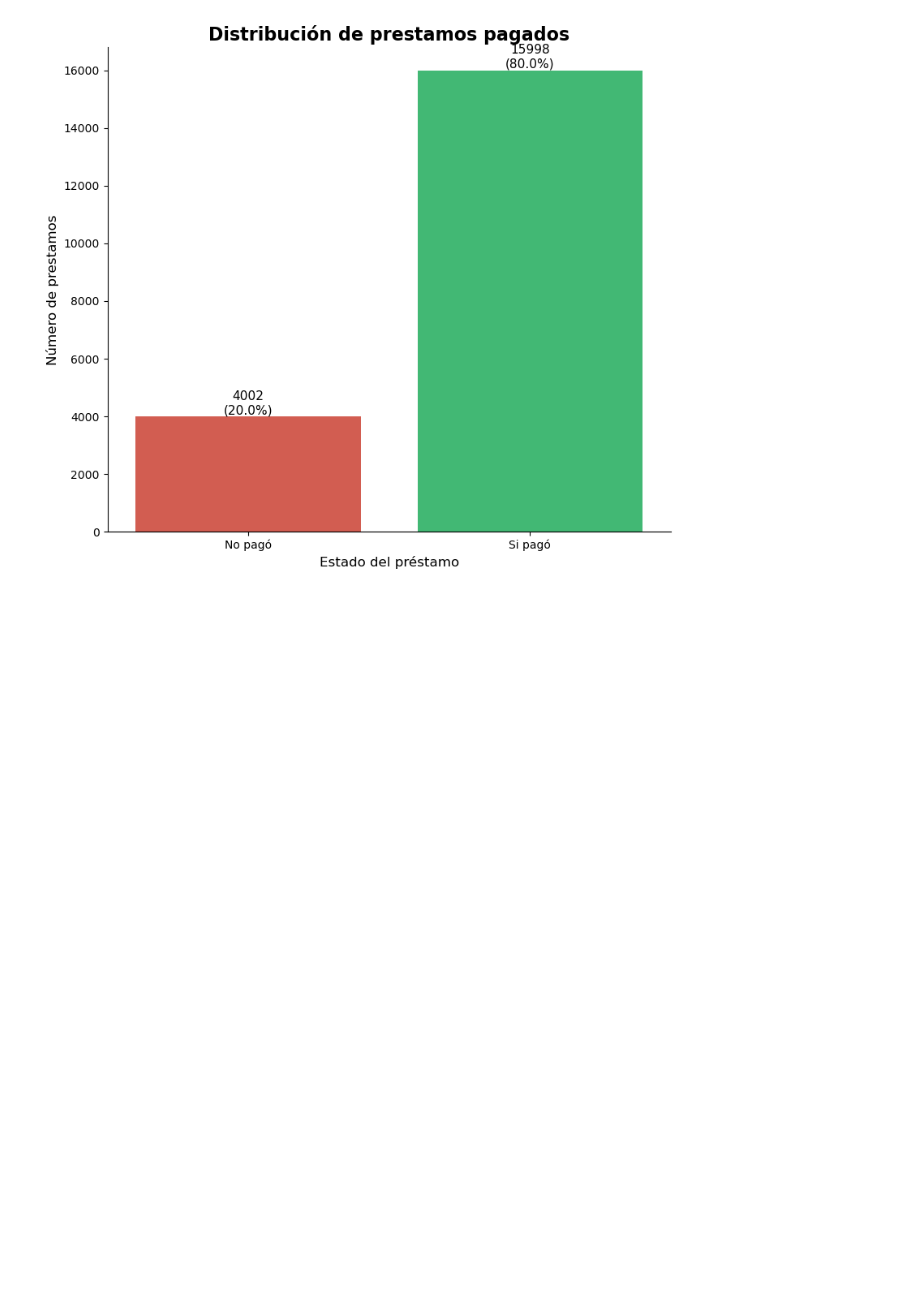
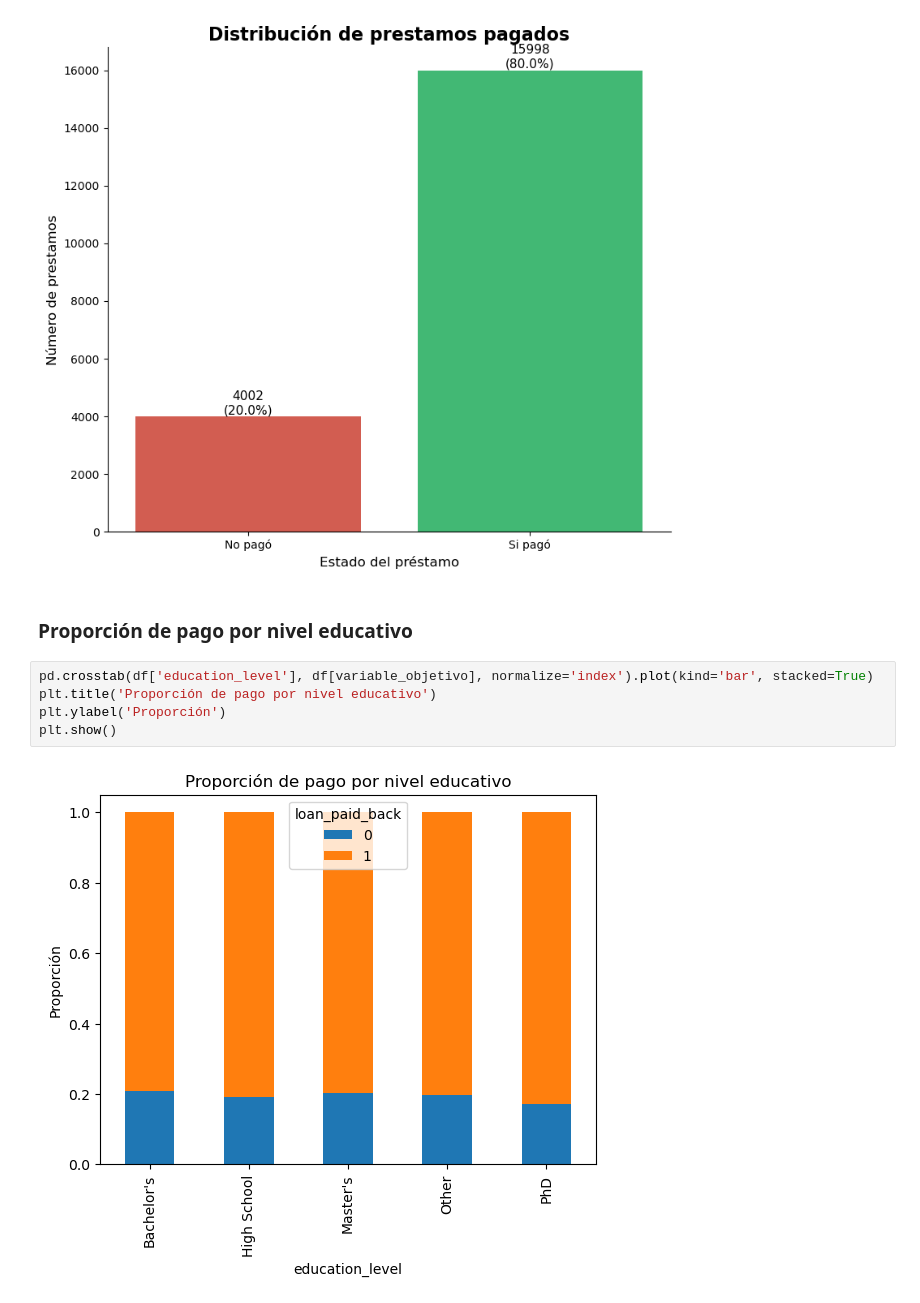
Before and after one commit to JairRamosG/Loan_Status_Prediction, a Jupyter notebook: notebooks/EDA.ipynb, the cells around one changed output. Cells and saved outputs as stored; diff of their text form; blank space fills up the shorter version.

```diff
--- a/notebooks/EDA.ipynb
+++ b/notebooks/EDA.ipynb
@@ -124,3 +128,12 @@ Passing `palette` without assigning `hue` is deprecated and will be removed in v
 
   ax = sns.countplot(
 [figure]
+# %% [markdown]
+### Proporción de pago por nivel educativo
+# %%
+pd.crosstab(df['education_level'], df[variable_objetivo], normalize='index').plot(kind='bar', stacked=True)
+plt.title('Proporción de pago por nivel educativo')
+plt.ylabel('Proporción')
+plt.show()
+# %% [output]
+[figure, added]
```
Also changed, not shown: parts of 8 cells of this notebook, 1 other file.
